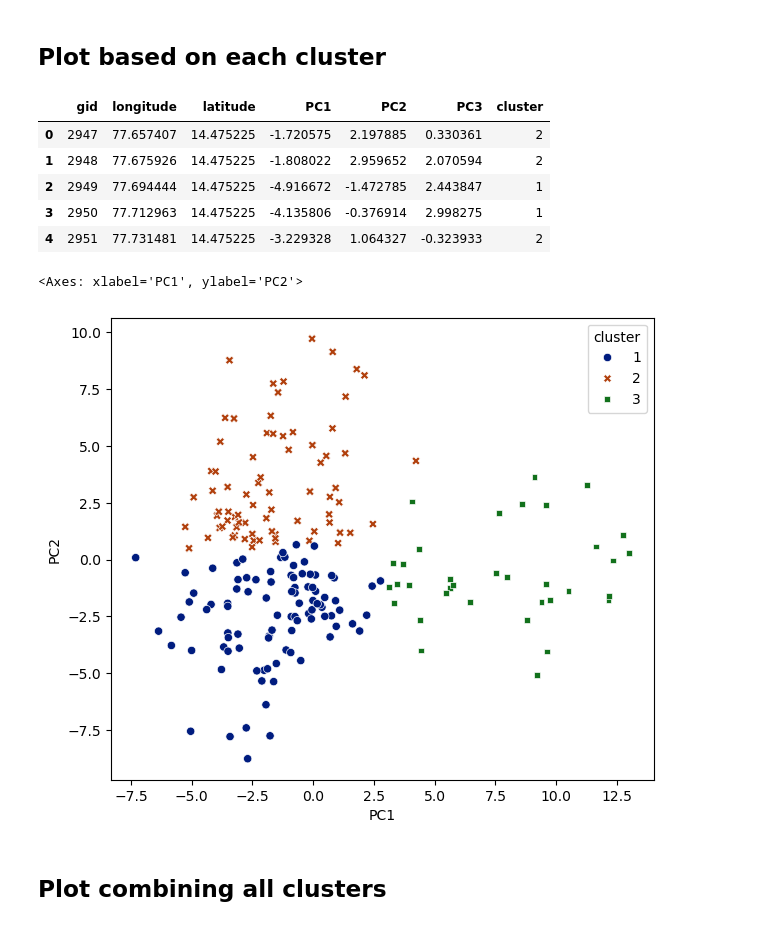
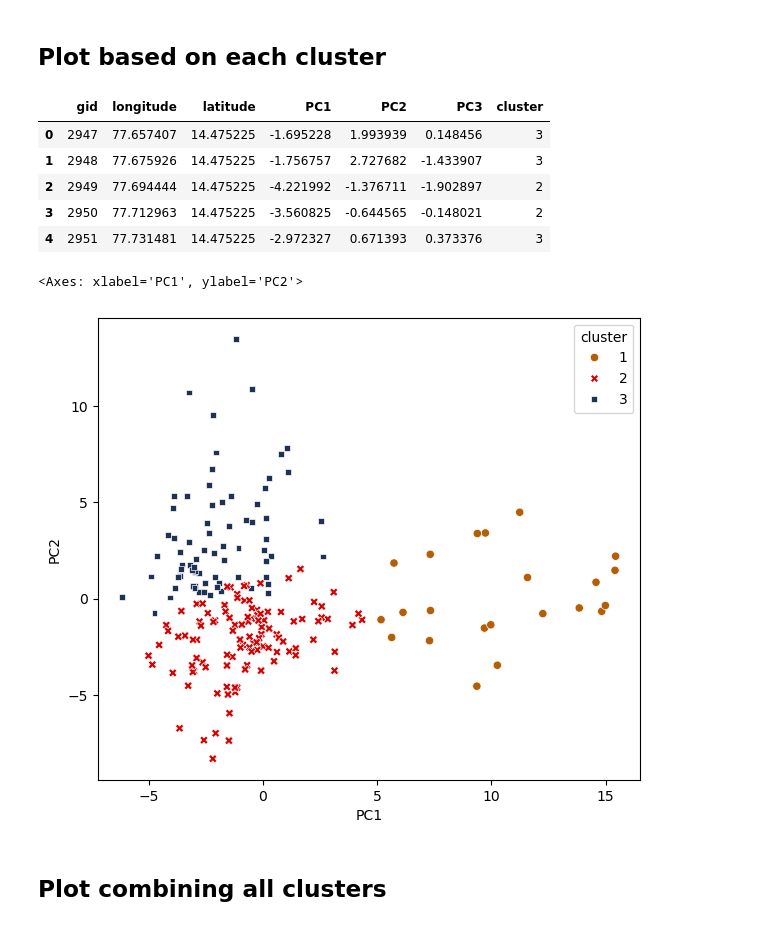
Before and after one commit to Ashish-Sasna/CMT-GSC-AI, a Jupyter notebook: Stream sediments.ipynb, the cells around one changed output. Drawn from its saved outputs; the diff is of its cells as text; code cells hidden in the pictures.

```diff
--- a/Stream sediments.ipynb
+++ b/Stream sediments.ipynb
@@ -32,7 +32,7 @@ data_path = (os.path.join(curr_dir, 'Data')).replace('\\', '/')
 # %% [markdown]
 ## Stream Sediment Data
 # %%
-str_sed_data = pd.read_csv(data_path + '/stream_sediments_57F11.csv')
+str_sed_data = pd.read_csv(data_path + '/Ramagiri dataset/stream_sediments_57F11.csv')
 # %%
 str_sed_data.info()
 # %% [output]
@@ -549,26 +549,28 @@ pca_str_sed_df['cluster'] = clustered_data['clusters']
 pca_str_sed_df.head()
 # %% [output]
 |  | gid | longitude | latitude | PC1 | PC2 | PC3 | cluster |
-| 0 | 2947 | 77.657407 | 14.475225 | -1.720575 | 2.197885 | 0.330361 | 2 |
-| 1 | 2948 | 77.675926 | 14.475225 | -1.808022 | 2.959652 | 2.070594 | 2 |
-| 2 | 2949 | 77.694444 | 14.475225 | -4.916672 | -1.472785 | 2.443847 | 1 |
-| 3 | 2950 | 77.712963 | 14.475225 | -4.135806 | -0.376914 | 2.998275 | 1 |
-| 4 | 2951 | 77.731481 | 14.475225 | -3.229328 | 1.064327 | -0.323933 | 2 |
+| 0 | 2947 | 77.657407 | 14.475225 | -1.695228 | 1.993939 | 0.148456 | 3 |
+| 1 | 2948 | 77.675926 | 14.475225 | -1.756757 | 2.727682 | -1.433907 | 3 |
+| 2 | 2949 | 77.694444 | 14.475225 | -4.221992 | -1.376711 | -1.902897 | 2 |
+| 3 | 2950 | 77.712963 | 14.475225 | -3.560825 | -0.644565 | -0.148021 | 2 |
+| 4 | 2951 | 77.731481 | 14.475225 | -2.972327 | 0.671393 | 0.373376 | 3 |
 # %%
-palette = sns.color_palette("dark",
-                            as_cmap=False,
-                            n_colors=len(pca_str_sed_df['cluster'].unique()))
+# palette = sns.color_palette("dark",
+#                             as_cmap=False,
+#                             n_colors=len(pca_str_sed_df['cluster'].unique()))
+
+palette = ['#b45f06', '#d30202', '#203254']
 
 plt.figure(figsize=(7,6))
 sns.scatterplot(x='PC1',
                 y='PC2',
                 hue='cluster',
                 style='cluster',
                 data=pca_str_sed_df,
                 palette=palette)
 # %% [output]
 <Axes: xlabel='PC1', ylabel='PC2'>
-[figure, old version]
+[figure, new version]
 # %%
 # Create a list to store individual figure objects
 fig_list = []
```
Also changed, not shown: parts of 8 cells of this notebook, 8 other files.
